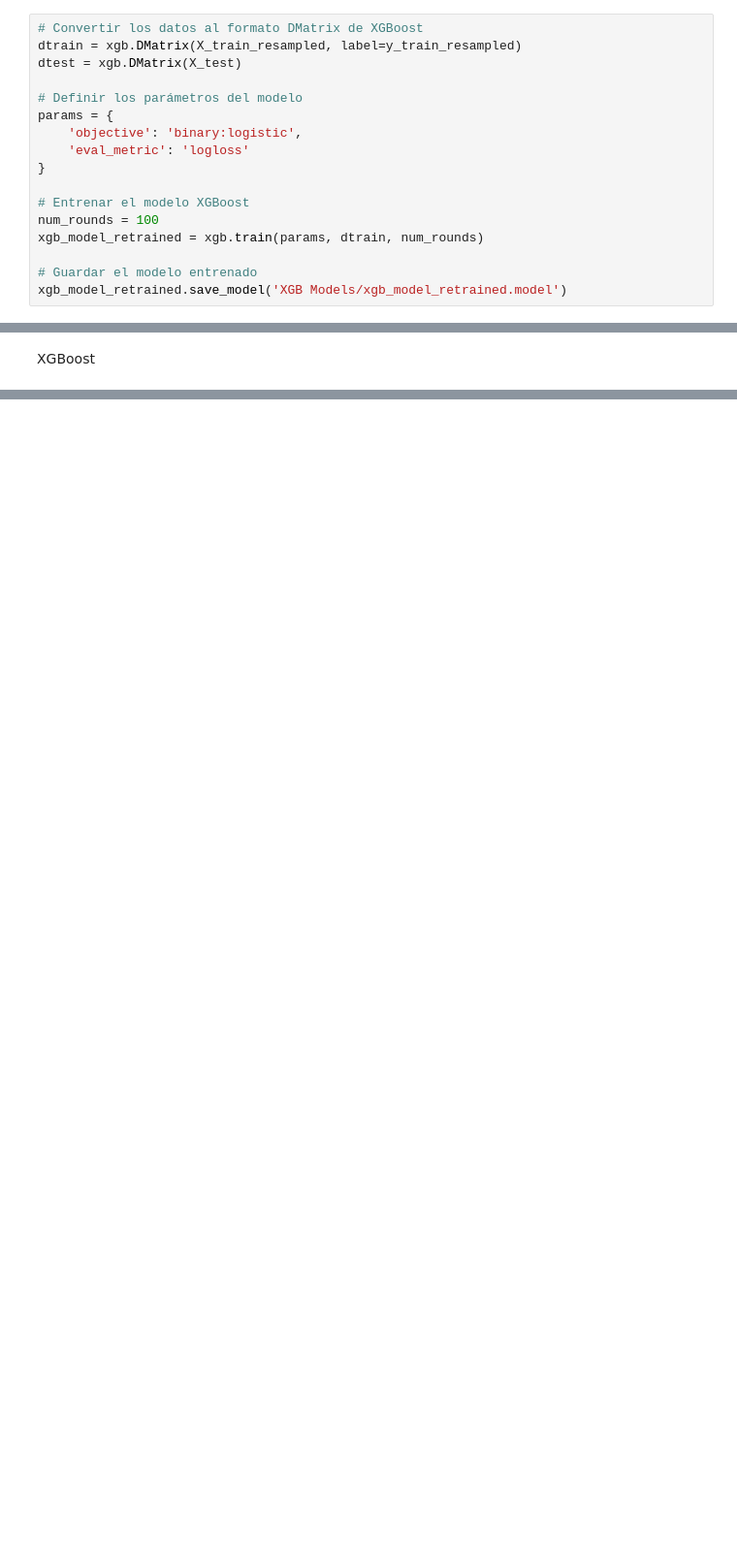
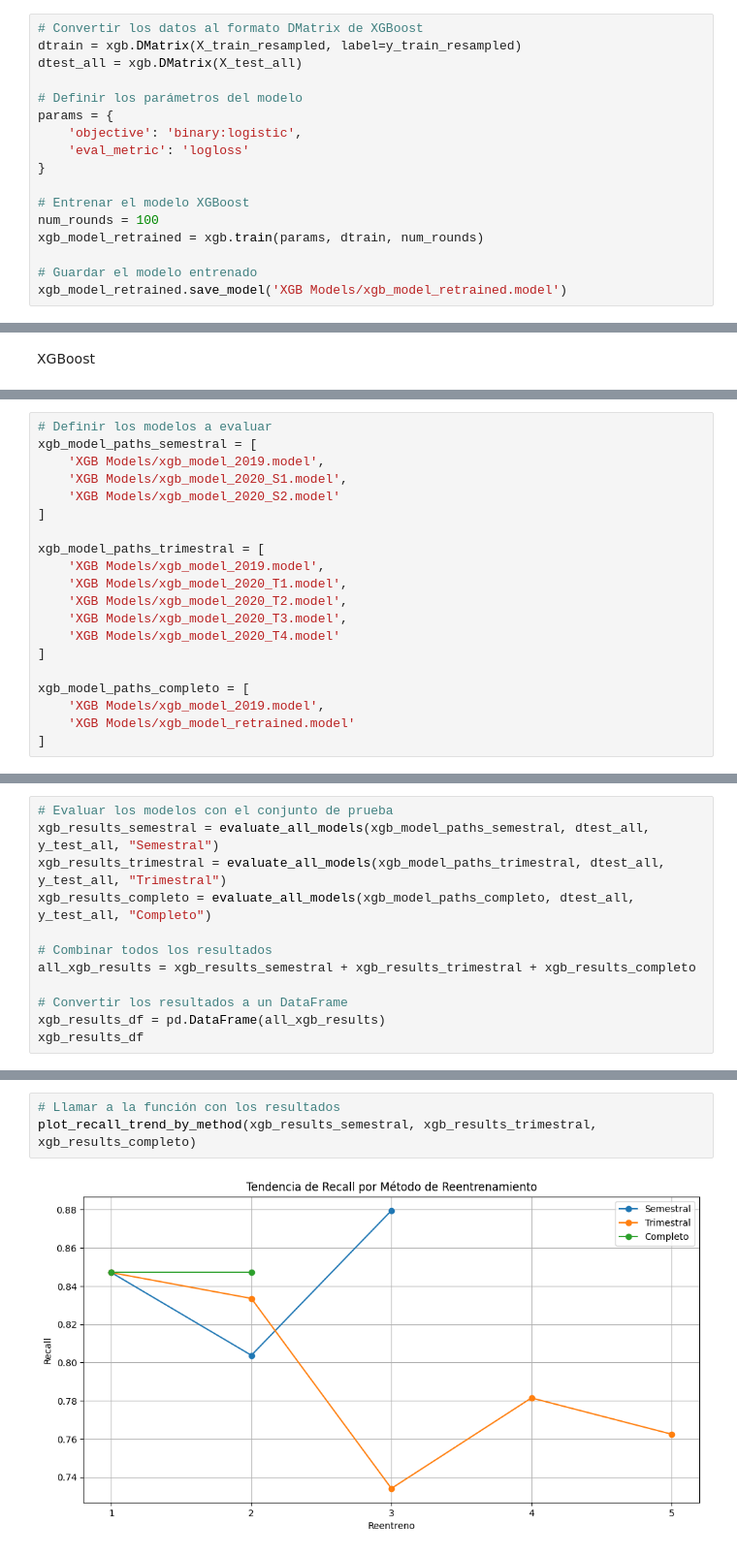
Before and after one commit to javim7/Proyecto2-SDS, a Jupyter notebook: proyecto.ipynb, the cells around one changed output, grey strips where cells are left out. Shown at 97% size. Drawn from its saved outputs; the diff is of its cells as text; blank space fills up the shorter version.

```diff
--- a/proyecto.ipynb
+++ b/proyecto.ipynb
@@ -885,7 +845,7 @@ XGBoost
 # %%
 # Convertir los datos al formato DMatrix de XGBoost
 dtrain = xgb.DMatrix(X_train_resampled, label=y_train_resampled)
-dtest = xgb.DMatrix(X_test)
+dtest_all = xgb.DMatrix(X_test_all)
 
 # Definir los parámetros del modelo
 params = {
@@ -1041,0 +1092,20 @@ Recall: 0.9839307787391842
+# %%
+# Definir los modelos a evaluar
+xgb_model_paths_semestral = [
+    'XGB Models/xgb_model_2019.model',
+    'XGB Models/xgb_model_2020_S1.model',
+    'XGB Models/xgb_model_2020_S2.model'
+]
+
+xgb_model_paths_trimestral = [
+    'XGB Models/xgb_model_2019.model',
+    'XGB Models/xgb_model_2020_T1.model',
+    'XGB Models/xgb_model_2020_T2.model',
+    'XGB Models/xgb_model_2020_T3.model',
+    'XGB Models/xgb_model_2020_T4.model'
+]
+
+xgb_model_paths_completo = [
+    'XGB Models/xgb_model_2019.model',
+    'XGB Models/xgb_model_retrained.model'
+]
@@ -1041,0 +1173,12 @@ Recall: 0.9839307787391842
+# %%
+# Evaluar los modelos con el conjunto de prueba
+xgb_results_semestral = evaluate_all_models(xgb_model_paths_semestral, dtest_all, y_test_all, "Semestral")
+xgb_results_trimestral = evaluate_all_models(xgb_model_paths_trimestral, dtest_all, y_test_all, "Trimestral")
+xgb_results_completo = evaluate_all_models(xgb_model_paths_completo, dtest_all, y_test_all, "Completo")
+
+# Combinar todos los resultados
+all_xgb_results = xgb_results_semestral + xgb_results_trimestral + xgb_results_completo
+
+# Convertir los resultados a un DataFrame
+xgb_results_df = pd.DataFrame(all_xgb_results)
+xgb_results_df
@@ -1041,0 +1211,5 @@ Recall: 0.9839307787391842
+# %%
+# Llamar a la función con los resultados
+plot_recall_trend_by_method(xgb_results_semestral, xgb_results_trimestral, xgb_results_completo)
+# %% [output]
+[figure, added]
```
Also changed, not shown: parts of 67 cells of this notebook, 18 other files.
